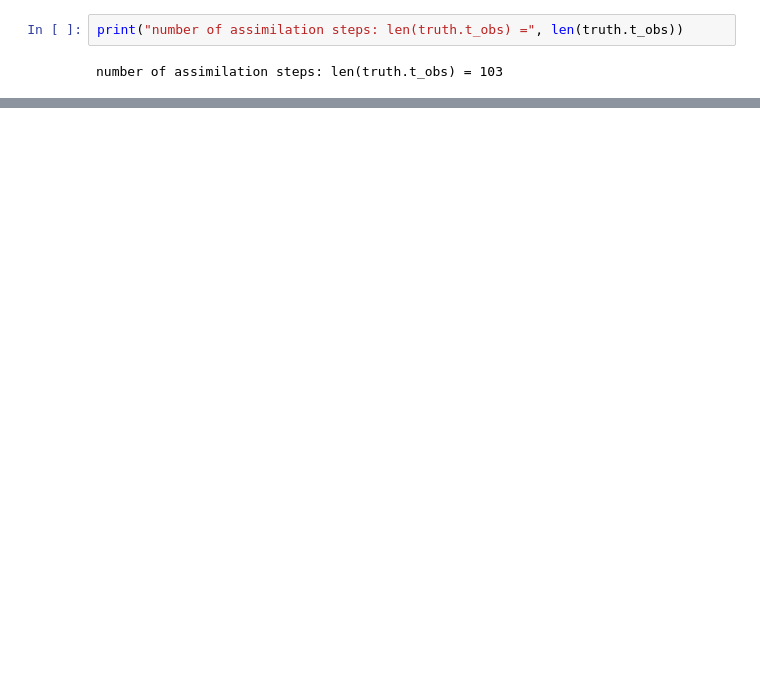
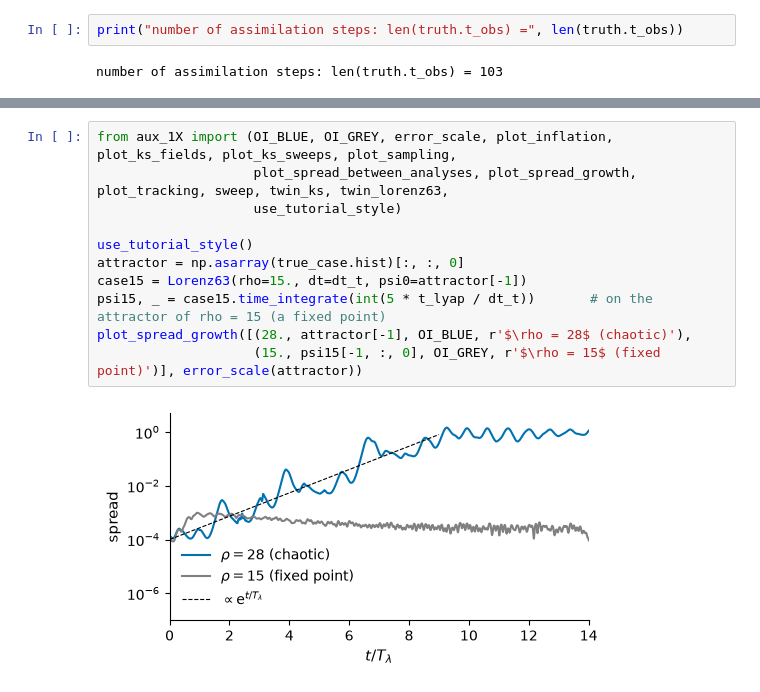
Before and after one commit to andreanovoa/romda, a Jupyter notebook: tutorials/1_Introduction_to_real-time_DA/15_real-time-DA_Lorenz63.ipynb, the cells around one changed output, grey strips where cells are left out. Drawn from its saved outputs; the diff is of its cells as text; blank space fills up the shorter version.

```diff
--- a/tutorials/1_Introduction_to_real-time_DA/15_real-time-DA_Lorenz63.ipynb
+++ b/tutorials/1_Introduction_to_real-time_DA/15_real-time-DA_Lorenz63.ipynb
@@ -212,0 +215,13 @@ Initializing multiprocessing pool for IVPIntegrator with m=50 and 50 pools.
+# %%
+from aux_1X import (OI_BLUE, OI_GREY, error_scale, plot_inflation, plot_ks_fields, plot_ks_sweeps, plot_sampling,
+                    plot_spread_between_analyses, plot_spread_growth, plot_tracking, sweep, twin_ks, twin_lorenz63,
+                    use_tutorial_style)
+
+use_tutorial_style()
+attractor = np.asarray(true_case.hist)[:, :, 0]
+case15 = Lorenz63(rho=15., dt=dt_t, psi0=attractor[-1])
+psi15, _ = case15.time_integrate(int(5 * t_lyap / dt_t))       # on the attractor of rho = 15 (a fixed point)
+plot_spread_growth([(28., attractor[-1], OI_BLUE, r'$\rho = 28$ (chaotic)'),
+                    (15., psi15[-1, :, 0], OI_GREY, r'$\rho = 15$ (fixed point)')], error_scale(attractor))
+# %% [output]
+[figure, added]
```
Also changed, not shown: parts of 16 cells of this notebook, 47 other files.
